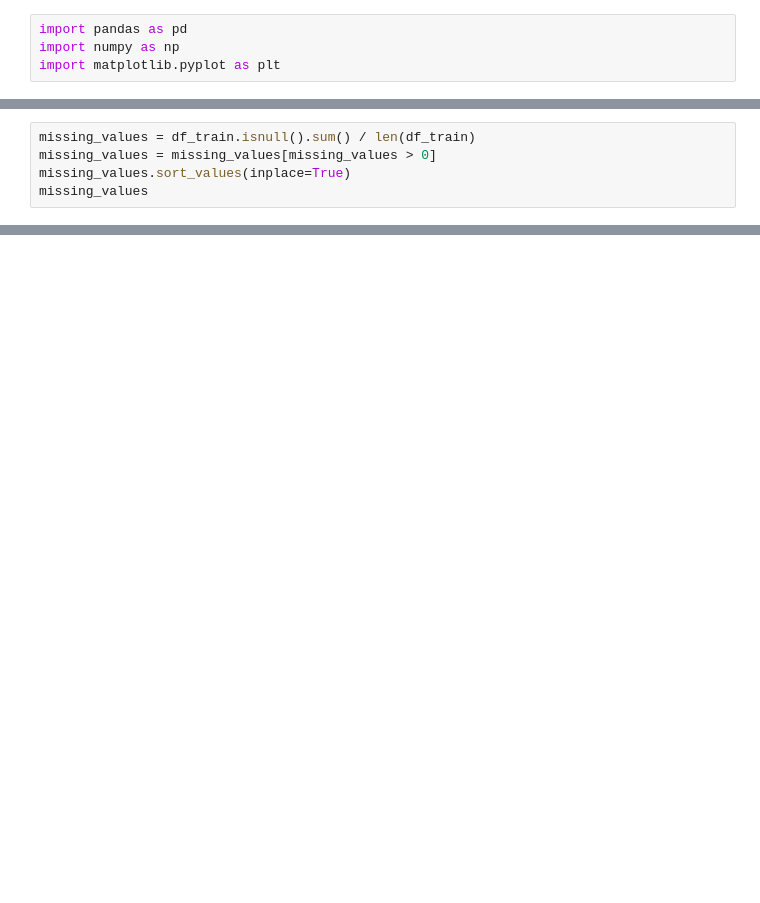
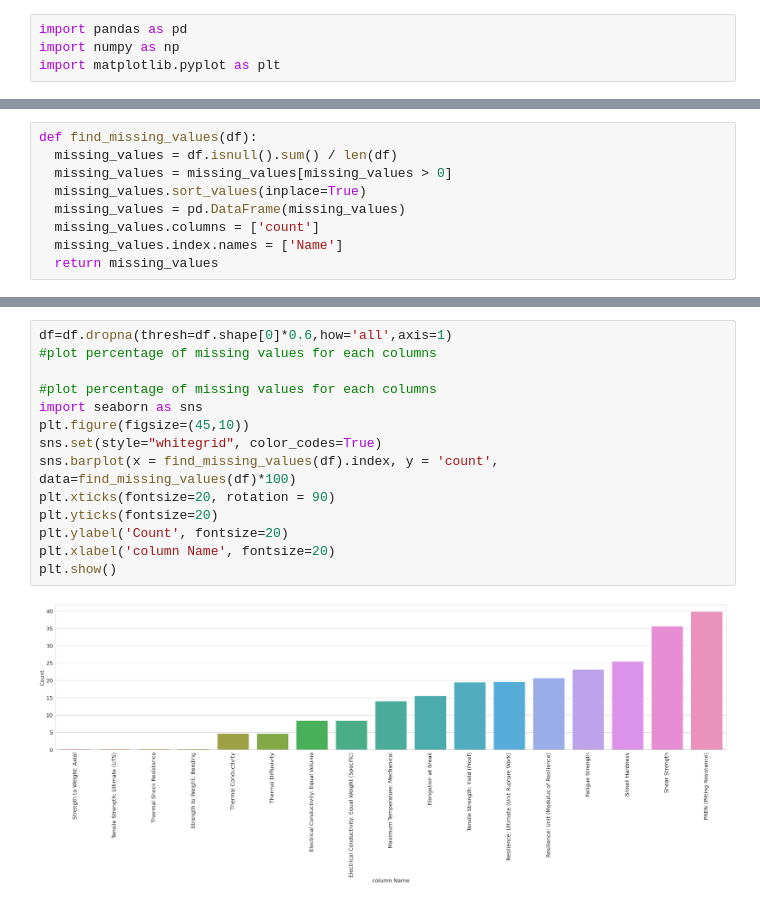
Before and after one commit to dovahkiin0022/dummy_group_repository, a Jupyter notebook: group_project.ipynb, the cells around one changed output, grey strips where cells are left out. Saved outputs shown, nothing was run; the diff lists cells and outputs as text; blank space fills up the shorter version.

```diff
--- a/group_project.ipynb
+++ b/group_project.ipynb
@@ -29,5 +40,9 @@ Index(['Names', 'Elastic (Young's, Tensile) Modulus', 'Elongation at Break',
 # %%
-missing_values = df_train.isnull().sum() / len(df_train)
-missing_values = missing_values[missing_values > 0]
-missing_values.sort_values(inplace=True)
-missing_values
+def find_missing_values(df):
+  missing_values = df.isnull().sum() / len(df)
+  missing_values = missing_values[missing_values > 0]
+  missing_values.sort_values(inplace=True)
+  missing_values = pd.DataFrame(missing_values)
+  missing_values.columns = ['count']
+  missing_values.index.names = ['Name']
+  return missing_values
@@ -101,2 +116,18 @@ plt.legend(bbox_to_anchor=(1.05, 1), loc=2, borderaxespad=0.)
+# %%
+df=df.dropna(thresh=df.shape[0]*0.6,how='all',axis=1)
+#plot percentage of missing values for each columns
+
+#plot percentage of missing values for each columns
+import seaborn as sns
+plt.figure(figsize=(45,10))
+sns.set(style="whitegrid", color_codes=True)
+sns.barplot(x = find_missing_values(df).index, y = 'count', data=find_missing_values(df)*100)
+plt.xticks(fontsize=20, rotation = 90)
+plt.yticks(fontsize=20)
+plt.ylabel('Count', fontsize=20)
+plt.xlabel('column Name', fontsize=20)
+plt.show()
+# %% [output]
+[figure, added]
 # %%
 #coorelation heatmap
```
Also changed, not shown: parts of 24 cells of this notebook.
